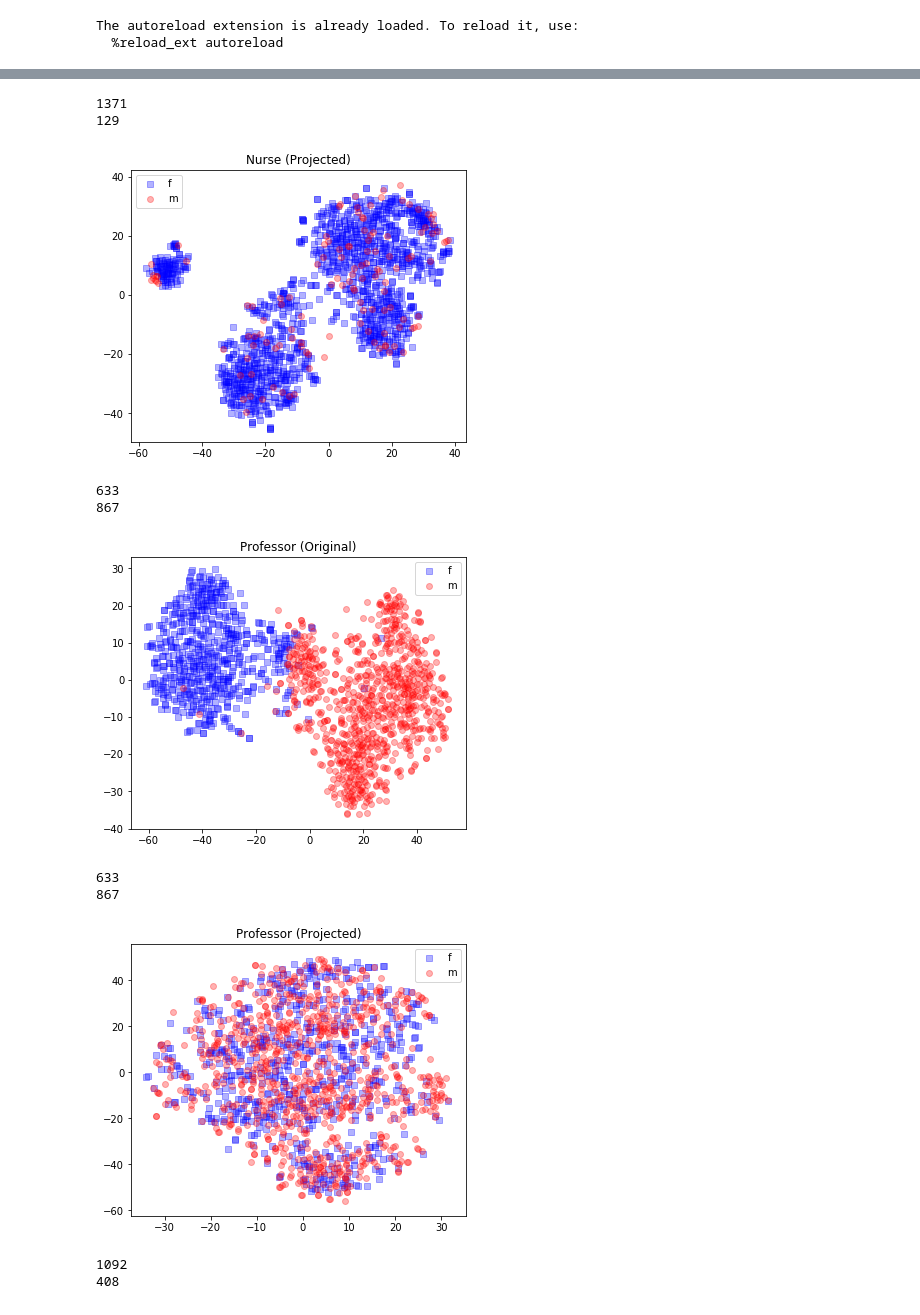
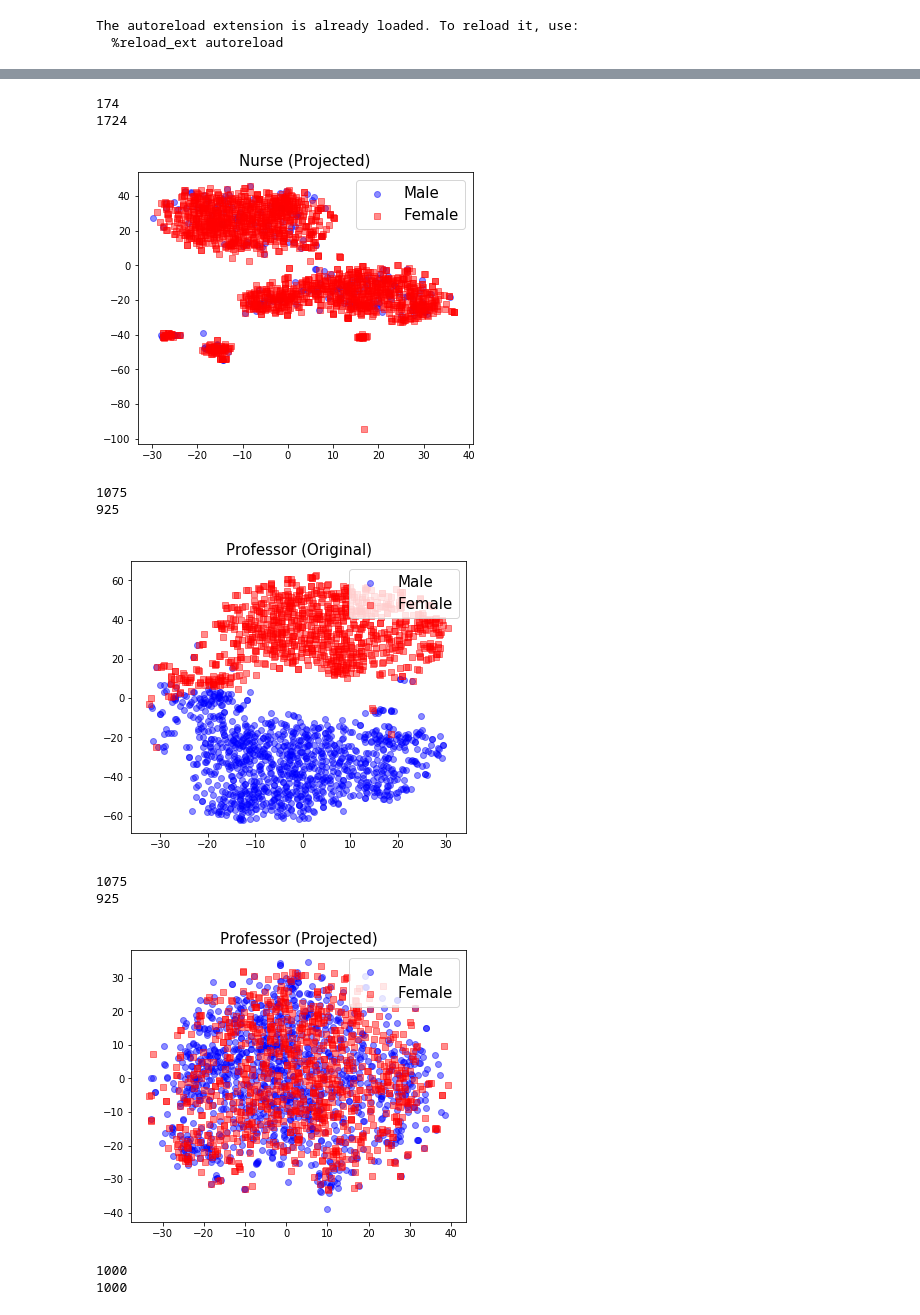
Before and after one commit to shauli-ravfogel/nullspace_projection, a Jupyter notebook: notebooks/biasbios_bert.ipynb, the cells around one changed output, grey strips where cells are left out. Cells and saved outputs as stored; diff of their text form; code cells hidden in the pictures.

```diff
--- a/notebooks/biasbios_bert.ipynb
+++ b/notebooks/biasbios_bert.ipynb
@@ -179,10 +179,10 @@ def get_projection_matrix(num_clfs, X_train, Y_train_gender, X_dev, Y_dev_gender
 
     is_autoregressive = True
     min_acc = 0.
-    noise = False
+    #noise = False
     dim = 768
     n = num_clfs
-    random_subset = 1.0
+    #random_subset = 1.0
     start = time.time()
     TYPE= "svm"
 
@@ -197,23 +197,22 @@ def get_projection_matrix(num_clfs, X_train, Y_train_gender, X_dev, Y_dev_gender
 
     if TYPE == "sgd":
         gender_clf = SGDClassifier
-        params = {'loss': 'log', 'max_iter': 2000, 'fit_intercept': True, 'class_weight': None, 'n_jobs': 100}
+        params = {'loss': 'hinge', 'penalty': 'l2', 'fit_intercept': False, 'class_weight': None, 'n_jobs': 32}
     else:
         gender_clf = LinearSVC
-        params = {'max_iter': 5000, 'fit_intercept': True, 'class_weight': None, "dual": False}
+        params = {'penalty': 'l2', 'C': 0.01, 'fit_intercept': True, 'class_weight': None, "dual": False}
 
-    P = debias.get_debiasing_projection(gender_clf, params, n, dim, is_autoregressive, min_acc,
-                                              X_train, Y_train_gender, X_dev, Y_dev_gender, noise=noise, random_subset = random_subset,
-                                       Y_train_main=Y_train_task, Y_dev_main=Y_dev_task, all_data_prob = 0.0, by_class = True, k = 0,
-                                       all_data_iterations = 0)
+    P,rowspace_projections, Ws = debias.get_debiasing_projection(gender_clf, params, n, dim, is_autoregressive, min_acc,
+                                              X_train, Y_train_gender, X_dev, Y_dev_gender,
+                                       Y_train_main=Y_train_task, Y_dev_main=Y_dev_task, by_class = True)
     print("time: {}".format(time.time() - start))
-    return P
+    return P,rowspace_projections, Ws
 
 
 
-num_clfs = 400
+num_clfs = 300
 y_dev_gender = np.array([g2i[d["g"]] for d in dev])
 y_train_gender = np.array([g2i[d["g"]] for d in train])
 idx = np.random.rand(x_train.shape[0]) < 1.
-P, all_Ps = get_projection_matrix(num_clfs, x_train[idx], y_train_gender[idx], x_dev, y_dev_gender, y_train, y_dev, 300)
+P,rowspace_projections, Ws = get_projection_matrix(num_clfs, x_train[idx], y_train_gender[idx], x_dev, y_dev_gender, y_train, y_dev, 300)
 # %% [output]
@@ -453,14 +429,14 @@ def tsne_by_gender(vecs, labels, title, words = None):
   names = list(set(labels)) # ["class {}".format(i) for i in range(num_labels)]
   plt.figure(figsize=(6, 5))
   colors = 'b', 'r', 'orange'
-  markers = ["s", "o"]
+  markers = ["o", "s"]
 
   for i, c, label, marker in zip(set(labels.tolist()), colors, names, markers):
     print(len(vecs_2d[labels == i, 0]))
     plt.scatter(vecs_2d[labels == i, 0], vecs_2d[labels == i, 1], c=c,
-                label=label, alpha = 0.3, marker = marker)
-  plt.legend()
-  plt.title(title)
+                label="Female" if label == 1 else "Male", alpha = 0.45, marker = marker)
+  plt.legend(fontsize = 15, loc = "upper right")
+  plt.title(title, fontsize = 15)
 
   if words is not None:
         k = 60
@@ -475,13 +451,13 @@ def tsne_by_gender(vecs, labels, title, words = None):
   plt.show()
   return vecs_2d
 # %%
-y_test_gender = np.array([d["g"] for d in test])
-n = 1500
+y_test_gender = np.array([d["g"] for d in dev])
+n = 2000
 for prof in ["nurse", "professor", "physician", "accountant", "dj", "dietitian"]:
 
     idx = np.random.rand(x_test.shape[0]) < 0.1
-    prof_idx = y_test == p2i[prof]
+    prof_idx = y_dev == p2i[prof]
     prof_upper = prof[0].upper() + prof[1:]
-    tsne_by_gender(x_test[prof_idx][:n], y_test_gender[prof_idx][:n], "{} (Original)".format(prof_upper))
-    tsne_by_gender((x_test[prof_idx].dot(P))[:n], y_test_gender[prof_idx][:n], "{} (Projected)".format(prof_upper))
+    tsne_by_gender(x_dev[prof_idx][:n], y_dev_gender[prof_idx][:n], "{} (Original)".format(prof_upper))
+    tsne_by_gender((x_dev[prof_idx].dot(P))[:n], y_dev_gender[prof_idx][:n], "{} (Projected)".format(prof_upper))
 # %% [output]
@@ -491,11 +467,11 @@ for prof in ["nurse", "professor", "physician", "accountant", "dj", "dietitian"]
-1371
-129
+174
+1724
-[figure, old version]
+[figure, new version]
-633
-867
+1075
+925
-[figure, old version]
+[figure, new version]
-633
-867
+1075
+925
-[figure, old version]
+[figure, new version]
-1092
-408
+1000
+1000
```
Also changed, not shown: parts of 27 cells of this notebook.
